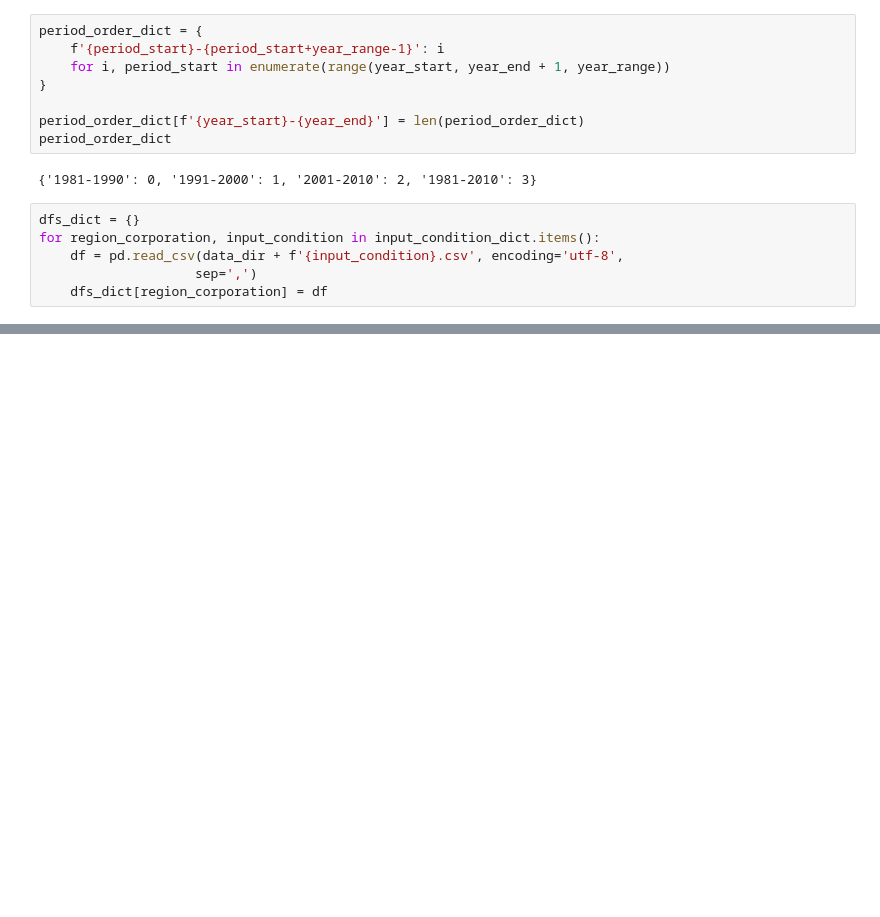
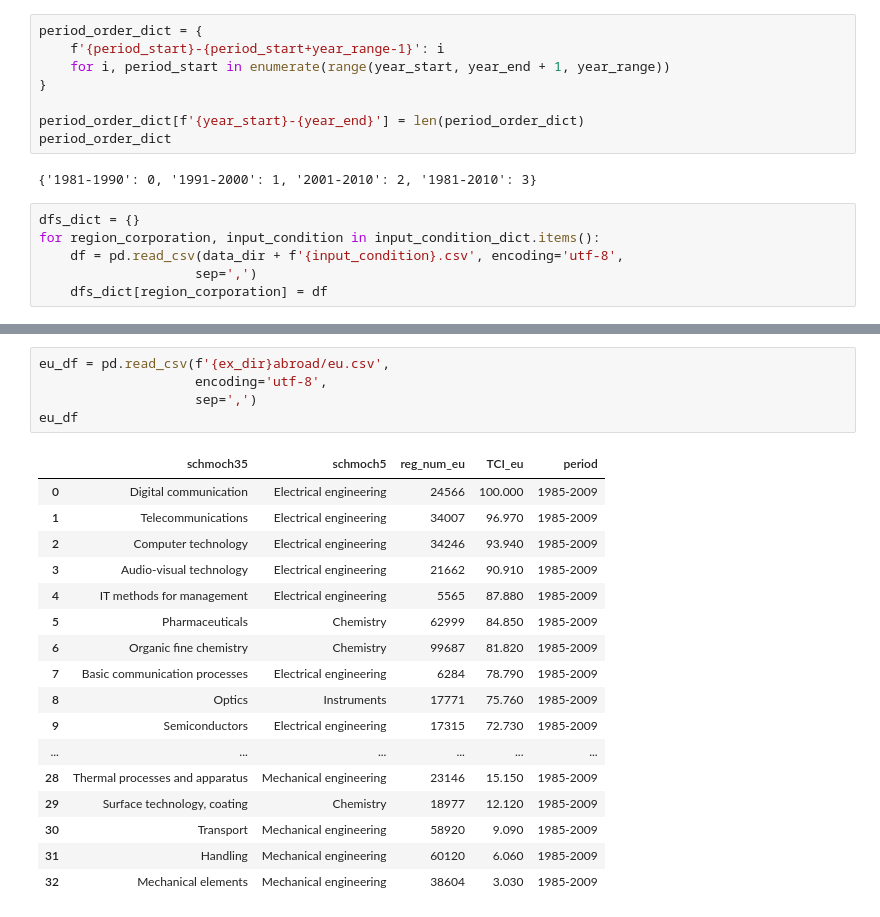
Before and after one commit to RintaroKARASHIMA/KCIinJapaneseFirms, a Jupyter notebook: notebooks/3_analysis/8_TechComparison_jp.ipynb, the cells around one changed output, grey strips where cells are left out. Saved outputs shown, nothing was run; the diff lists cells and outputs as text; blank space fills up the shorter version.

```diff
--- a/notebooks/3_analysis/8_TechComparison_jp.ipynb
+++ b/notebooks/3_analysis/8_TechComparison_jp.ipynb
@@ -74,3 +120,26 @@ for region_corporation, input_condition in input_condition_dict.items():
+# %%
+eu_df = pd.read_csv(f'{ex_dir}abroad/eu.csv',
+                    encoding='utf-8',
+                    sep=',')
+eu_df
+# %% [output]
+|  | schmoch35 | schmoch5 | reg_num_eu | TCI_eu | period |
+| 0 | Digital communication | Electrical engineering | 24566 | 100.000 | 1985-2009 |
+| 1 | Telecommunications | Electrical engineering | 34007 | 96.970 | 1985-2009 |
+| 2 | Computer technology | Electrical engineering | 34246 | 93.940 | 1985-2009 |
+| 3 | Audio-visual technology | Electrical engineering | 21662 | 90.910 | 1985-2009 |
+| 4 | IT methods for management | Electrical engineering | 5565 | 87.880 | 1985-2009 |
+| 5 | Pharmaceuticals | Chemistry | 62999 | 84.850 | 1985-2009 |
+| 6 | Organic fine chemistry | Chemistry | 99687 | 81.820 | 1985-2009 |
+| 7 | Basic communication processes | Electrical engineering | 6284 | 78.790 | 1985-2009 |
+| 8 | Optics | Instruments | 17771 | 75.760 | 1985-2009 |
+| 9 | Semiconductors | Electrical engineering | 17315 | 72.730 | 1985-2009 |
+| ... | ... | ... | ... | ... | ... |
+| 28 | Thermal processes and apparatus | Mechanical engineering | 23146 | 15.150 | 1985-2009 |
+| 29 | Surface technology, coating | Chemistry | 18977 | 12.120 | 1985-2009 |
+| 30 | Transport | Mechanical engineering | 58920 | 9.090 | 1985-2009 |
+| 31 | Handling | Mechanical engineering | 60120 | 6.060 | 1985-2009 |
+| 32 | Mechanical elements | Mechanical engineering | 38604 | 3.030 | 1985-2009 |
 # %%
 name_addr_df = pd.merge(dfs_dict['right_person_name'][[f'{ar}_{year_style}_period', classification, 'tci']]\
                             .rename(columns={'tci': 'tci_name'}),
```
Also changed, not shown: parts of 6 cells of this notebook, 5 other files.
